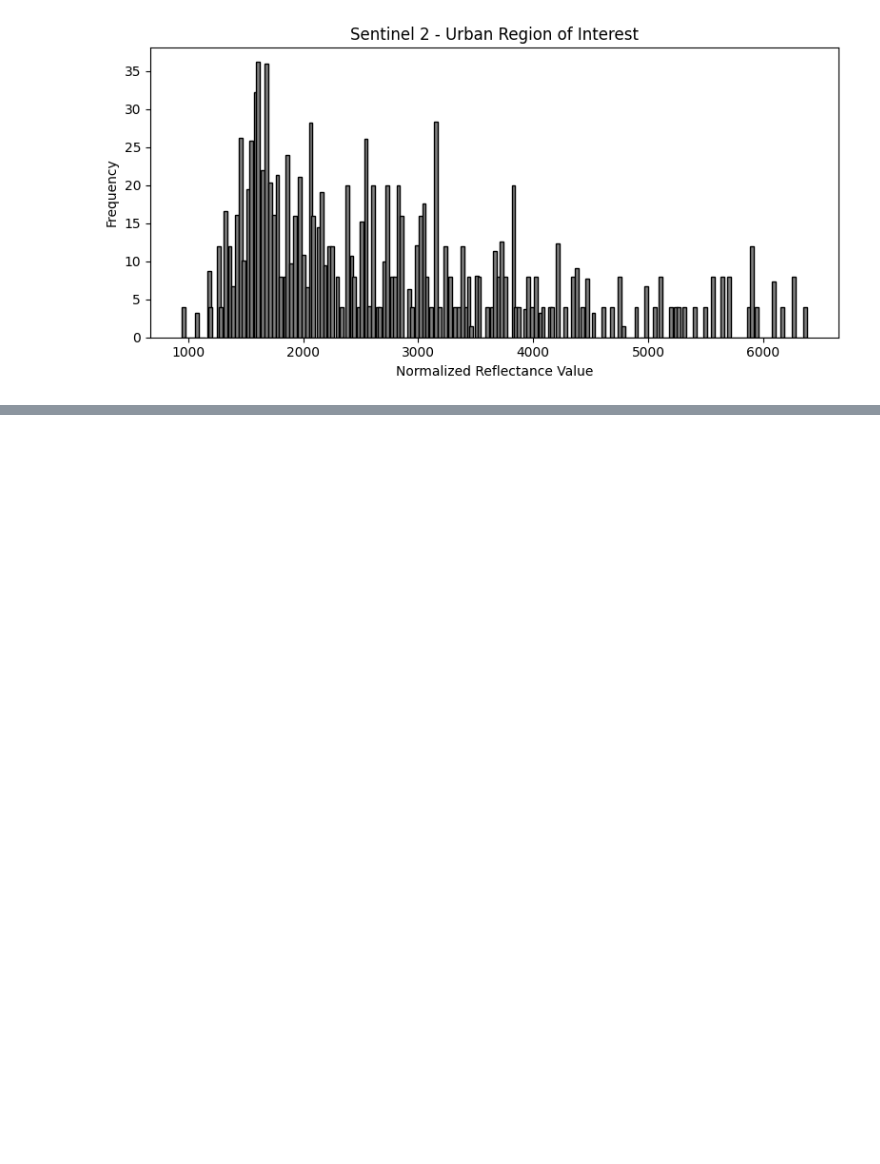
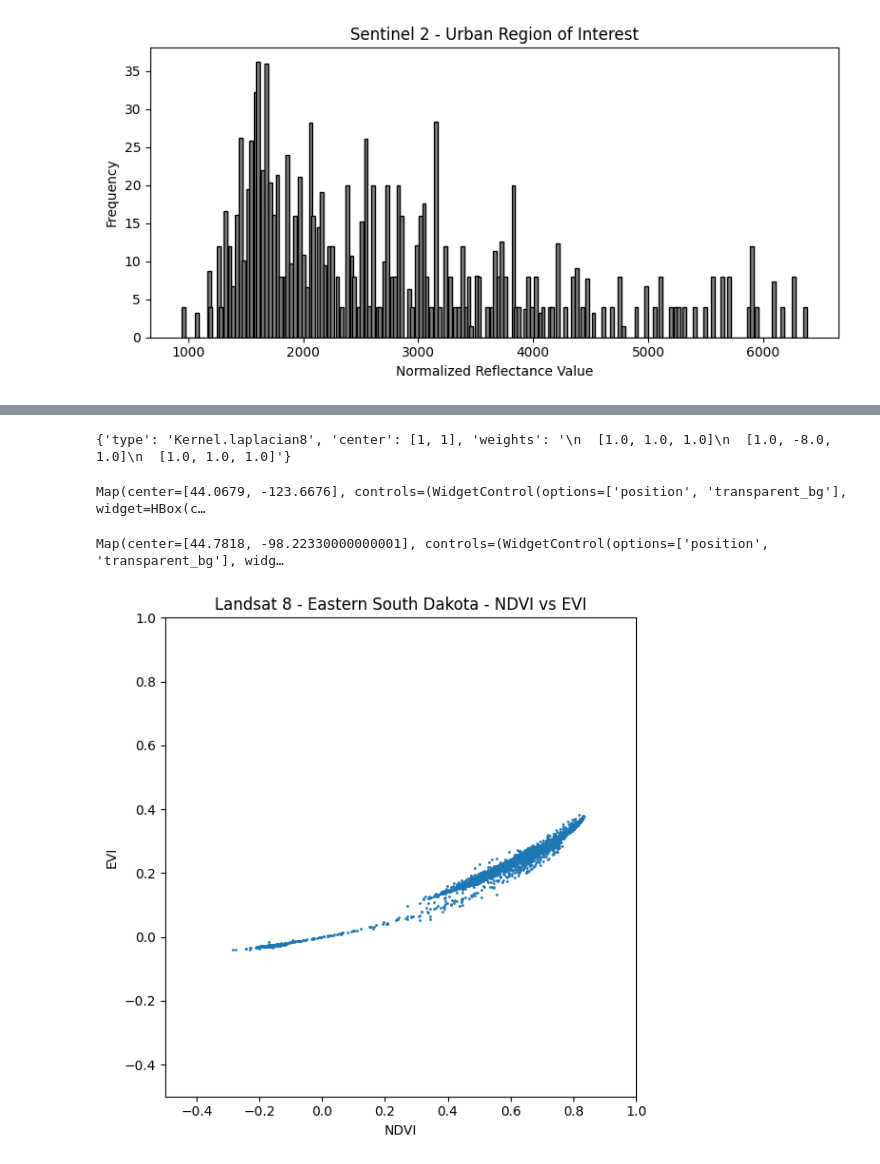
Before and after one commit to marcelrodriguezricc/geog581-gee-notebook, a Jupyter notebook: labs/lab_02/lab_02.ipynb, the cells around one changed output, grey strips where cells are left out. Cells and saved outputs as stored; diff of their text form; code cells hidden in the pictures; blank space fills up the shorter version.

```diff
--- a/labs/lab_02/lab_02.ipynb
+++ b/labs/lab_02/lab_02.ipynb
@@ -170,0 +283,75 @@ plt.show()
+# %%
+# Apply a laplacian kernel
+laplacian_kernel = ee.Kernel.laplacian8()
+nir_sharpened = nir_stretched.convolve(laplacian_kernel)
+print(laplacian_kernel.getInfo())
+
+Map5 = geemap.Map(ee_initialize=False)
+Map5.addLayer(nir_stretched, gray_vis, name="S2 Band 8 (NIR) - Original")
+Map5.addLayer(nir_sharpened, gray_vis, name="S2 Band 8 (NIR) - Focal Max 1")
+Map5.addLayer(water_pt.style(color="0000FF", pointSize=1), {}, "Water point")
+Map5.addLayer(forest_pt.style(color="00FF00", pointSize=1), {}, "Forest point")
+Map5.addLayer(urban_pt.style(color="FF0000", pointSize=1), {}, "Urban point")
+Map5.centerObject(center, 9)
+Map5
+# %% [output]
+{'type': 'Kernel.laplacian8', 'center': [1, 1], 'weights': '\n  [1.0, 1.0, 1.0]\n  [1.0, -8.0, 1.0]\n  [1.0, 1.0, 1.0]'}
+Map(center=[44.0679, -123.6676], controls=(WidgetControl(options=['position', 'transparent_bg'], widget=HBox(c…
+# %%
+
+# Calculate NDVI & EVI for a Landsat 8 image
+from ipyleaflet import SplitMapControl
+
+sodak_L8 = ee.Image('LANDSAT/LC08/C02/T1_TOA/LC08_030029_20170714')
+
+ndvi = sodak_L8.normalizedDifference(['B5', 'B4'])
+
+evi = sodak_L8.expression('(NIR - RED) / (NIR + 6 * RED - 7.5 * BLUE + 1)', {'NIR': sodak_L8.select('B5'), 'RED': sodak_L8.select('B4'), 'BLUE': sodak_L8.select('B2')})
+
+vegVisParams = {min: 0, max: 1, "palette": ['FFFFFF', 'CE7E45', 'DF923D', 'F1B555', 'FCD163', '99B718', '74A901', '66A000', '529400', '3E8601', '207401', '056201', '004C00', '023B01', '012E01', '011D01', '011301']}
+
+left_layer  = geemap.ee_tile_layer(ndvi, vegVisParams, "NDVI")
+right_layer = geemap.ee_tile_layer(evi,  vegVisParams, "EVI")
+
+center  = ee.Geometry.Point([-98.2233, 44.7818])
+
+legend_dict = {
+    "Low": "#FFFFFF",
+    "Moderately Low": "#DF923D",
+    "Moderately High": "#74A901",
+    "High": "#012E01",
+}
+
+Map6 = geemap.Map(ee_initialize=False)
+Map6.add_control(SplitMapControl(left_layer=left_layer, right_layer=right_layer))
+Map6.centerObject(center, 10)
+Map6.add_legend(title="Vegetation Index", legend_dict=legend_dict, position="bottomright",)
+Map6
+# %% [output]
+Map(center=[44.7818, -98.22330000000001], controls=(WidgetControl(options=['position', 'transparent_bg'], widg…
+# %%
+# Construct scatter plots for region
+
+region = ee.Geometry.Polygon(
+        [[[-97.66193389892578, 44.644475425739515],
+          [-97.6358413696289, 44.64398688859383],
+          [-97.6358413696289, 44.66010644213108],
+          [-97.66124725341797, 44.66010644213108]]])
+
+scale = 30
+
+values_NDVI = ndvi.reduceRegion(ee.Reducer.toList(), region, scale).values().get(0).getInfo()
+values_EVI = evi.reduceRegion(ee.Reducer.toList(), region, scale).values().get(0).getInfo()
+
+# Generate scatter plot
+plt.figure(figsize=(6, 6))
+plt.scatter(values_NDVI, values_EVI, s=1)
+plt.xlabel("NDVI")
+plt.ylabel("EVI")
+plt.xlim(-0.5, 1.0)
+plt.ylim(-0.5, 1.0)
+plt.title("Landsat 8 - Eastern South Dakota - NDVI vs EVI")
+plt.tight_layout()
+plt.show()
+# %% [output]
+[figure, added]
```
Also changed, not shown: parts of 8 cells of this notebook, 6 other files.
